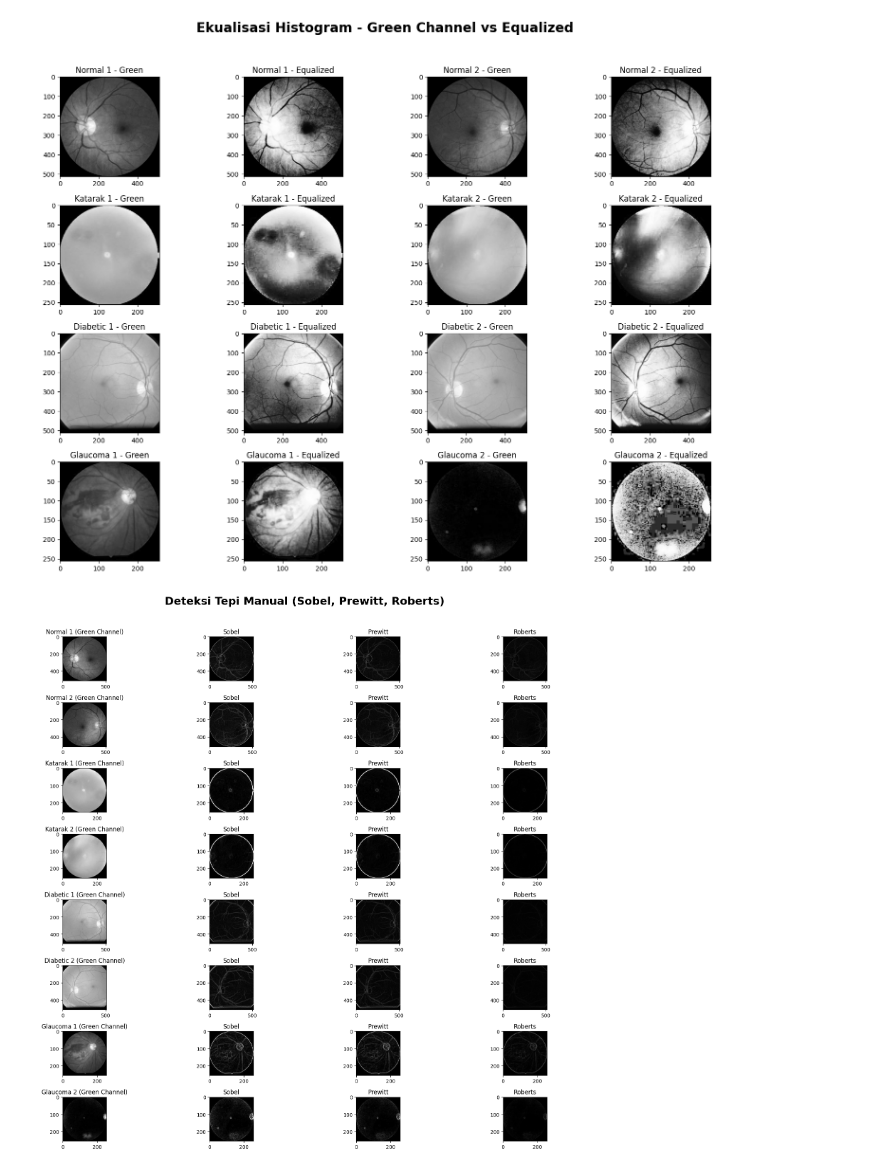
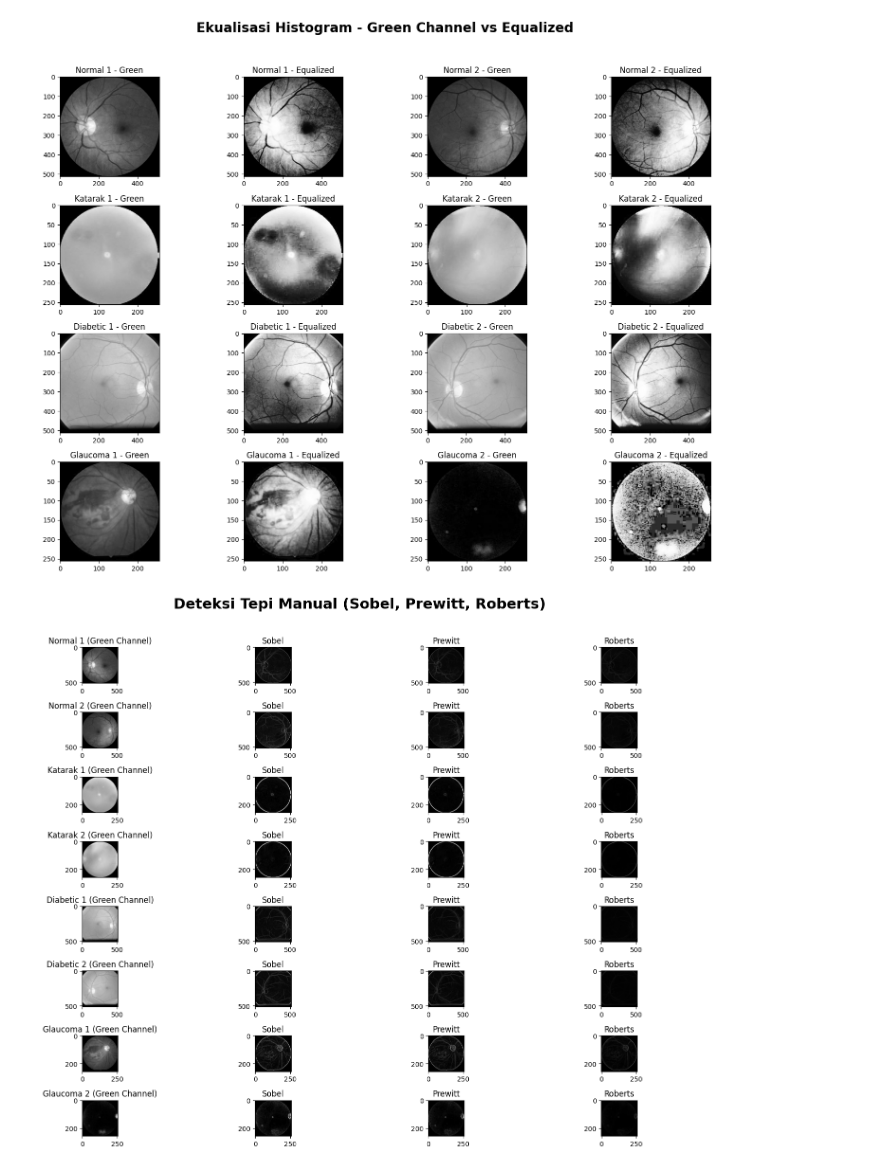
Before and after one commit to Rajasaa88/Project-PCD-32, a Jupyter notebook: project.ipynb, the cells around one changed output. Drawn from its saved outputs; the diff is of its cells as text; code cells hidden in the pictures.

```diff
--- a/project.ipynb
+++ b/project.ipynb
@@ -204,37 +204,37 @@ images = [
     ('Glaucoma 2', mata_glaucoma2)
 ]
 
-plt.figure(figsize=(18, 16))
+plt.figure(figsize=(16, 12))
 plt.suptitle('Deteksi Tepi Manual (Sobel, Prewitt, Roberts)', fontsize=22, fontweight='bold')
 
 for idx, (label, img) in enumerate(images):
     green = img[:, :, 1]  # ambil channel hijau
 
     sobel = sobel_edge_detection(green)
     prewitt = prewitt_edge_detection(green)
     roberts = roberts_edge_detection(green)
 
     # Tampilkan Sobel
     plt.subplot(len(images), 4, idx*4 + 1)
     plt.imshow(green, cmap='gray')
     plt.title(f'{label} (Green Channel)')
 
     # Tampilkan Sobel
     plt.subplot(len(images), 4, idx*4 + 2)
     plt.imshow(sobel, cmap='gray')
     plt.title('Sobel')
 
     # Tampilkan Prewitt
     plt.subplot(len(images), 4, idx*4 + 3)
     plt.imshow(prewitt, cmap='gray')
     plt.title('Prewitt')
 
     # Tampilkan Roberts
     plt.subplot(len(images), 4, idx*4 + 4)
     plt.imshow(roberts, cmap='gray')
     plt.title('Roberts')
 
 plt.tight_layout(rect=[0, 0, 1, 0.96])
 plt.show()
 # %% [output]
-[figure, old version]
+[figure, new version]
```
